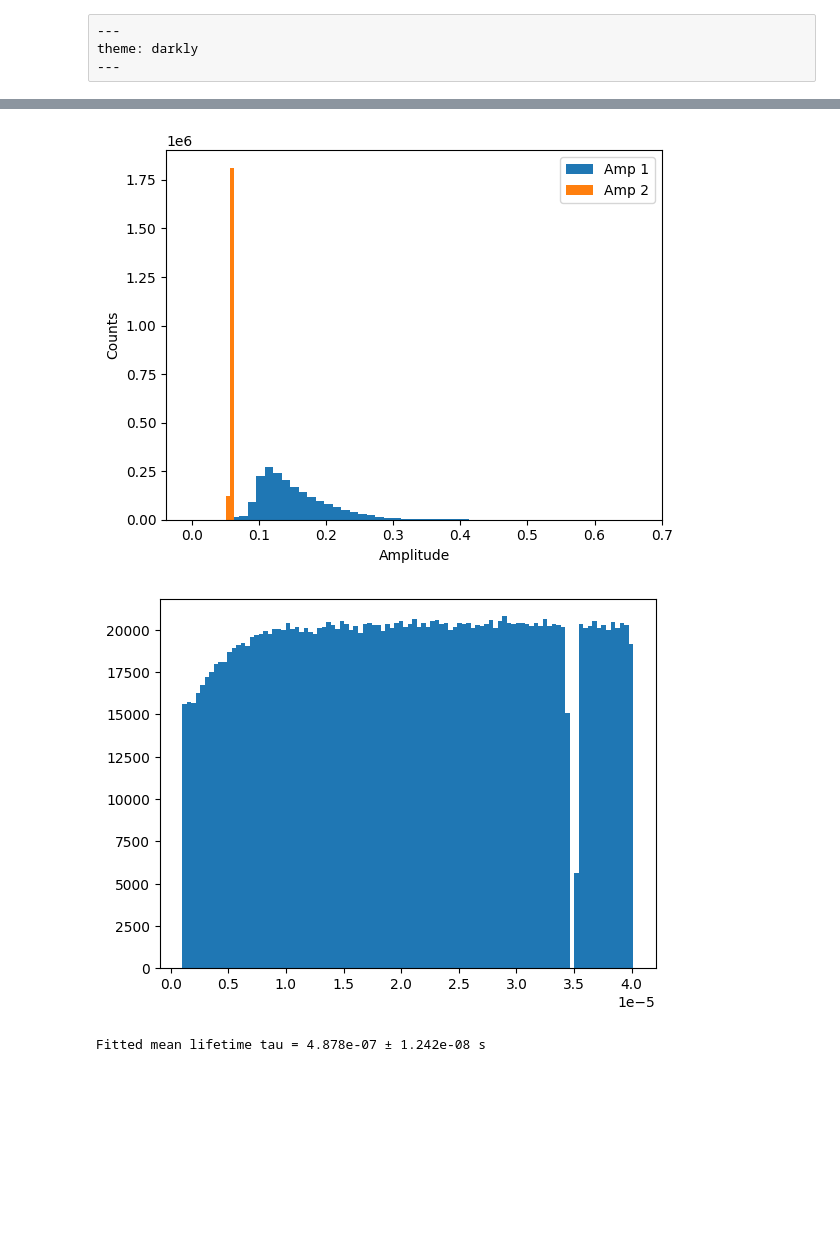
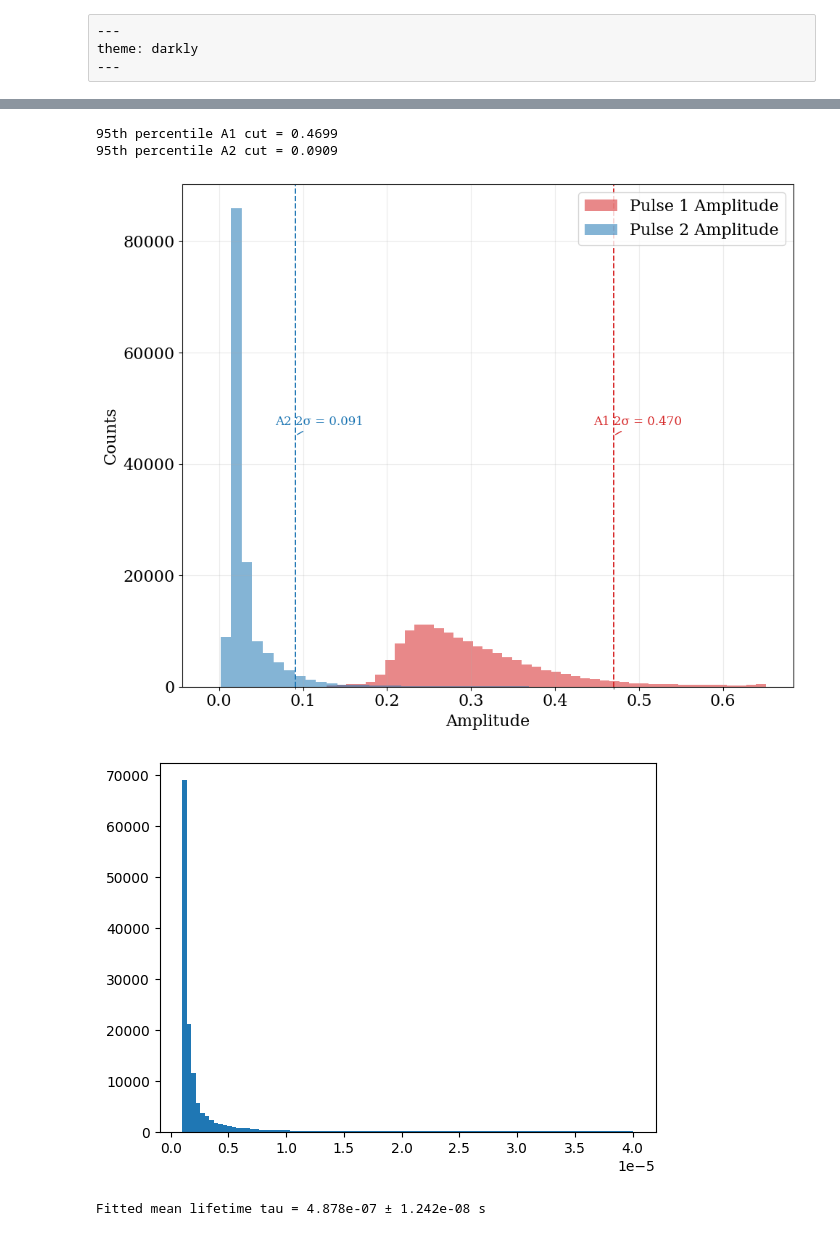
Before and after one commit to adityabhargava04/MUO, a Jupyter notebook: eda.ipynb, the cells around one changed output, grey strips where cells are left out. Saved outputs shown, nothing was run; the diff lists cells and outputs as text; code cells hidden in the pictures; blank space fills up the shorter version.

Commit message:
New plots

```diff
--- a/eda.ipynb
+++ b/eda.ipynb
@@ -12,7 +12,7 @@ from scipy.optimize import curve_fit
 
 from load_data import *
 # %%
-file = './data/Digitizer Efficiency Overnight.txt'
+file = './data/MUO final filtered pulse data_overweekend.txt'
 data = load_digitizer(file)
 describe(data)
 # %% [output]
@@ -25,17 +25,76 @@ Width2: min=0.0000e+00, max=2.4959e-07
 # %%
+
+# Lifetime (if needed)
 lifetime = data["t2"] - data["t1"]
-plt.hist(data["A1"], bins=50, label="Amp 1")
-plt.hist(data["A2"], bins=50, label="Amp 2")
-plt.xlabel("Amplitude"); plt.ylabel("Counts")
-plt.legend()
+
+# Compute 95th percentile cuts
+A1_cut_95 = np.percentile(data["A1"], 95)
+A2_cut_95 = np.percentile(data["A2"], 95)
+
+print(f"95th percentile A1 cut = {A1_cut_95:.4f}")
+print(f"95th percentile A2 cut = {A2_cut_95:.4f}")
+
+# Global serif style
+plt.rcParams.update({
+    "font.family": "serif",
+    "font.size": 16,
+})
+
+fig, ax = plt.subplots(figsize=(10, 8))
+
+# Histograms
+ax.hist(
+    data["A1"], bins=50, histtype="stepfilled",
+    alpha=0.55, label="Pulse 1 Amplitude", color="tab:red"
+)
+ax.hist(
+    data["A2"], bins=50, histtype="stepfilled",
+    alpha=0.55, label="Pulse 2 Amplitude", color="tab:blue"
+)
+
+# Vertical cut lines
+ax.axvline(A1_cut_95, color="tab:red", linestyle="--", linewidth=1.4)
+ax.axvline(A2_cut_95, color="tab:blue", linestyle="--", linewidth=1.4)
+
+# Minor ticks for cut positions (no overlap with major ticks)
+ax.set_xticks([A1_cut_95, A2_cut_95], minor=True)
+
+# Annotate cuts without cluttering the legend or x-axis
+ax.annotate(
+    f"A1 2σ = {A1_cut_95:.3f}",
+    xy=(A1_cut_95, ax.get_ylim()[1]*0.5),
+    xytext=(-20, 10), textcoords="offset points",
+    color="tab:red", fontsize=12,
+    arrowprops=dict(arrowstyle="-", color="tab:red")
+)
+ax.annotate(
+    f"A2 2σ = {A2_cut_95:.3f}",
+    xy=(A2_cut_95, ax.get_ylim()[1]*0.5),
+    xytext=(-20, 10), textcoords="offset points",
+    color="tab:blue", fontsize=12,
+    arrowprops=dict(arrowstyle="-", color="tab:blue")
+)
+
+# Labels, grid, legend
+ax.set_xlabel("Amplitude")
+ax.set_ylabel("Counts")
+ax.grid(alpha=0.25)
+
+ax.legend(loc="upper right")
+
+fig.tight_layout()
+fig.savefig("./figures/amplitude_cut.pdf",
+            bbox_inches="tight", pad_inches=0.05)
 plt.show()
 # %% [output]
+95th percentile A1 cut = 0.4699
+95th percentile A2 cut = 0.0909
-[figure, old version]
+[figure, new version]
 # %%
 plt.hist(lifetime, bins=100)
 plt.show()
 # %% [output]
-[figure, old version]
+[figure, new version]
 # %%
 lifetime = data["Ch0_time2 (s)"] - data["Ch0_time1 (s)"]
 
```
Also changed, not shown: parts of 1 cell of this notebook, 15 other files.
